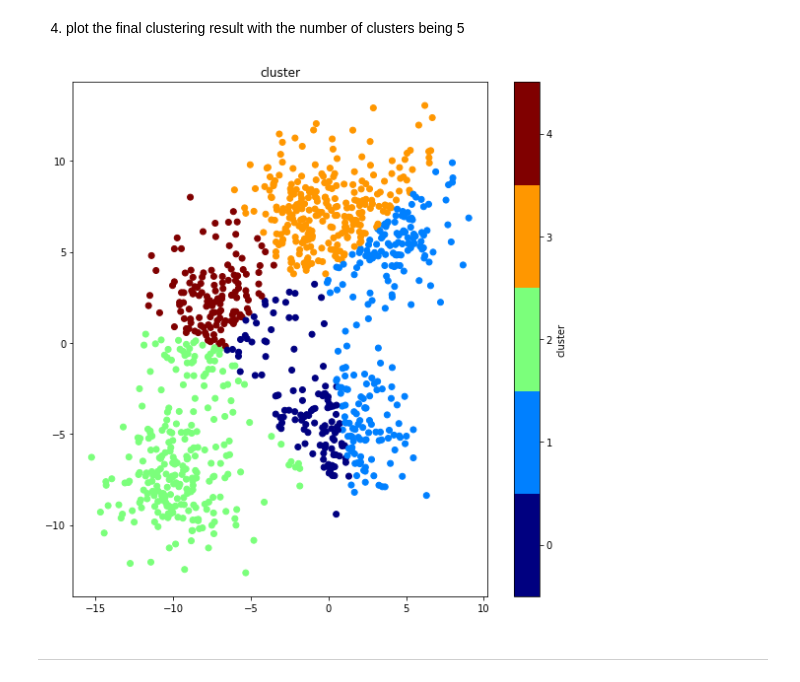
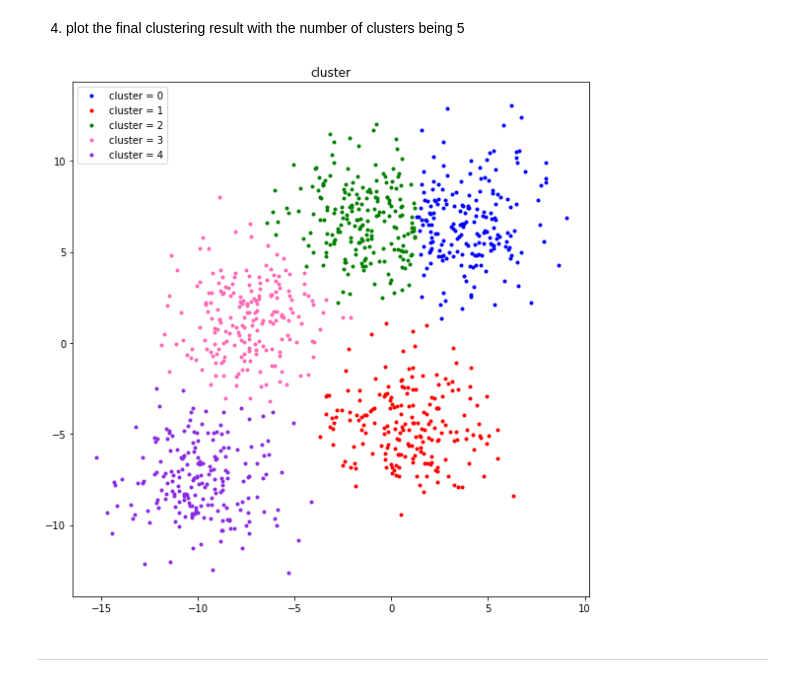
Before and after one commit to jstep750/assignment-machine-learning, a Jupyter notebook: 11/assignment_11.ipynb, the cells around one changed output. Drawn from its saved outputs; the diff is of its cells as text; code cells hidden in the pictures.

```diff
--- a/11/assignment_11.ipynb
+++ b/11/assignment_11.ipynb
@@ -149,15 +159,12 @@ print(label_feature.shape)
 # %%
 for i in range(number_iteration):
-    loss = 0
 
     for k in range(number_cluster):
         centroid[k,:] = compute_centroid(feature, label_feature, k)  #update k_th centroid
         distance[:, k] = compute_distance(feature, centroid[k,:])   #compute distance from k_th centroid
-        loss = loss + (distance[:, k]**2)
-
 
     label_feature = compute_label(distance)   #update label(argmin distance)
-    loss = (1/number_data)*(loss.sum())
+    loss = (1/number_data)*(distance.sum())
     loss_iteration[i] = loss
     centroid_iteration[i] = centroid
     print("[%4d] loss = %5.5f" % (i, loss))
@@ -182,0 +190,34 @@ for i in range(number_iteration):
+# %%
+def find_centroid(num, max_iter):
+    number_cluster      = num
+    number_iteration    = max_iter
+    distance            = np.zeros(shape=(number_data, number_cluster))
+    centroid            = np.zeros(shape=(number_cluster, number_feature))
+    loss_iteration      = np.zeros(shape=(number_iteration, 1))
+    centroid_iteration  = np.zeros(shape=(number_iteration, number_cluster, number_feature))
+
+    for k in range(number_cluster):
+        random_index = random.randrange(0,number_data)
+        centroid[k] = feature[random_index]
+        distance[:, k] = compute_distance(feature, centroid[k])
+
+    label_feature = compute_label(distance)
+    plot_cluster(feature, label_feature, num)
+    print((1/number_data)*(distance.sum()))
+
+    for i in range(number_iteration):
+        loss = (1/number_data)*(distance.sum())
+        loss_iteration[i] = loss
+        centroid_iteration[i] = centroid
+        print("[%4d] loss = %5.5f" % (i, loss))
+        print(centroid)
+
+        for k in range(number_cluster):
+            centroid[k,:] = compute_centroid(feature, label_feature, k)  #update k_th centroid
+            distance[:, k] = compute_distance(feature, centroid[k,:])   #compute distance from k_th centroid
+
+        label_feature = compute_label(distance)   #update label(argmin distance)
+
+    return centroid, loss_iteration, centroid_iteration, label_feature
+# %%
+centroid, loss_iteration, centroid_iteration, label_feature = find_centroid(5, 10)
@@ -249,7 +317,7 @@ def plot_cluster(feature, label_feature, label_cluster):
     plt.title('cluster')
     num_data = feature.shape[0]
     num_cluster = label_cluster
-    colors = ['blue','red','green','hotpink','blueviolet','aquamarine','lightcoral','gray','olive','salmon','indigo','chocolate','greenyellow','gold','darkmagenta']
+    colors = ['blue','red','green','hotpink','blueviolet','aquamarine','gray','olive','indigo','chocolate','greenyellow','gold','darkmagenta']
 
     point_x = feature[:,0]
     point_y = feature[:,1]
@@ -263,4 +331,4 @@ def plot_cluster(feature, label_feature, label_cluster):
     plt.tight_layout()
     plt.show()
 
-plot_cluster(feature, label_feature, 5)
+#plot_cluster(feature, label_feature, 5)
@@ -299,9 +365,9 @@ plot_centroid(centroid_iteration)
 # %% [markdown]
 4. plot the final clustering result with the number of clusters being 5
 # %%
-plot_cluster(feature, label_feature, label_cluster)
+plot_cluster(feature, label_feature, 5)
 # %% [output]
-[figure, old version]
+[figure, new version]
 # %% [markdown]
 ***
 # %% [markdown]
```
Also changed, not shown: parts of 16 cells of this notebook.
